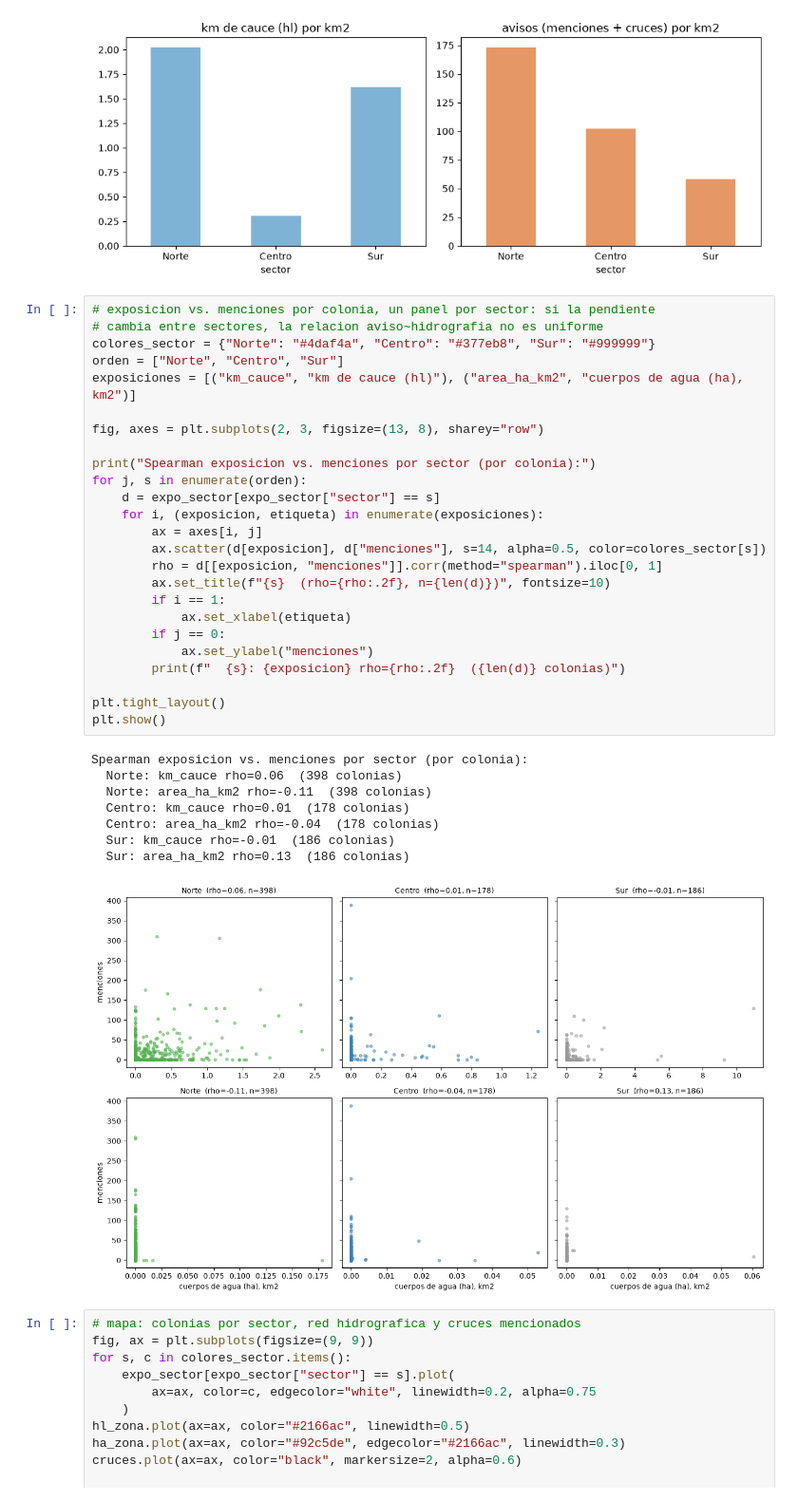
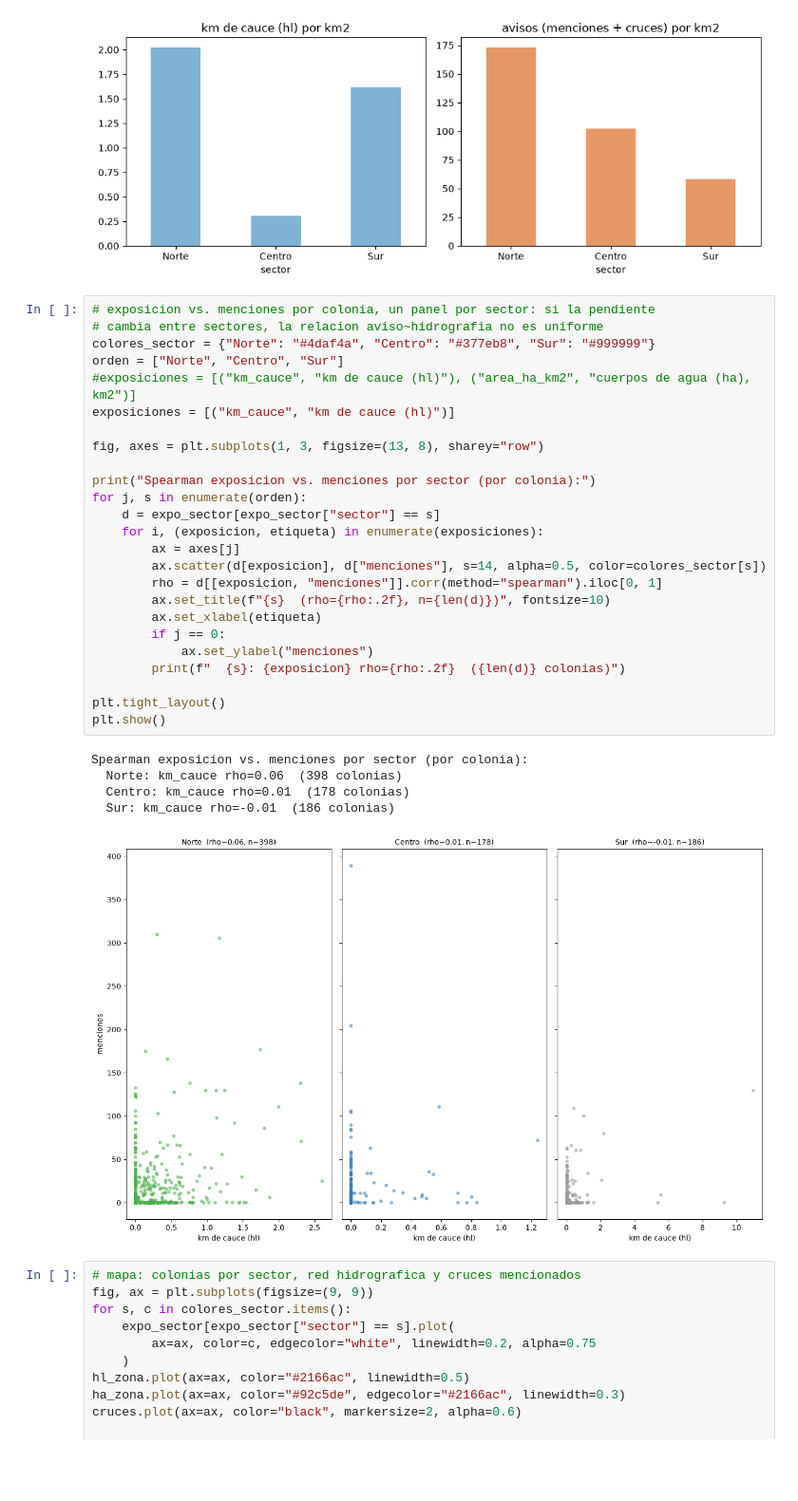
Before and after one commit to Mcd-2026-2-IngC-Team/proyecto-ingenieria-de-caracteristicas, a Jupyter notebook: notebooks/AAMM/06-AAMM-eda-avisos-hidrografia.ipynb, the cells around one changed output. Shown at 95% size. Cells and saved outputs as stored; diff of their text form; blank space fills up the shorter version.

```diff
--- a/notebooks/AAMM/06-AAMM-eda-avisos-hidrografia.ipynb
+++ b/notebooks/AAMM/06-AAMM-eda-avisos-hidrografia.ipynb
@@ -466,37 +355,34 @@ plt.show()
 # %%
 # exposicion vs. menciones por colonia, un panel por sector: si la pendiente
 # cambia entre sectores, la relacion aviso~hidrografia no es uniforme
 colores_sector = {"Norte": "#4daf4a", "Centro": "#377eb8", "Sur": "#999999"}
 orden = ["Norte", "Centro", "Sur"]
-exposiciones = [("km_cauce", "km de cauce (hl)"), ("area_ha_km2", "cuerpos de agua (ha), km2")]
+#exposiciones = [("km_cauce", "km de cauce (hl)"), ("area_ha_km2", "cuerpos de agua (ha), km2")]
+exposiciones = [("km_cauce", "km de cauce (hl)")]
 
-fig, axes = plt.subplots(2, 3, figsize=(13, 8), sharey="row")
+fig, axes = plt.subplots(1, 3, figsize=(13, 8), sharey="row")
 
 print("Spearman exposicion vs. menciones por sector (por colonia):")
 for j, s in enumerate(orden):
     d = expo_sector[expo_sector["sector"] == s]
     for i, (exposicion, etiqueta) in enumerate(exposiciones):
-        ax = axes[i, j]
+        ax = axes[j]
         ax.scatter(d[exposicion], d["menciones"], s=14, alpha=0.5, color=colores_sector[s])
         rho = d[[exposicion, "menciones"]].corr(method="spearman").iloc[0, 1]
         ax.set_title(f"{s}  (rho={rho:.2f}, n={len(d)})", fontsize=10)
-        if i == 1:
-            ax.set_xlabel(etiqueta)
+        ax.set_xlabel(etiqueta)
         if j == 0:
             ax.set_ylabel("menciones")
         print(f"  {s}: {exposicion} rho={rho:.2f}  ({len(d)} colonias)")
 
 plt.tight_layout()
 plt.show()
 # %% [output]
 Spearman exposicion vs. menciones por sector (por colonia):
   Norte: km_cauce rho=0.06  (398 colonias)
-  Norte: area_ha_km2 rho=-0.11  (398 colonias)
   Centro: km_cauce rho=0.01  (178 colonias)
-  Centro: area_ha_km2 rho=-0.04  (178 colonias)
   Sur: km_cauce rho=-0.01  (186 colonias)
-  Sur: area_ha_km2 rho=0.13  (186 colonias)
-[figure, old version]
+[figure, new version]
 # %%
 # mapa: colonias por sector, red hidrografica y cruces mencionados
 fig, ax = plt.subplots(figsize=(9, 9))
```
Also changed, not shown: parts of 25 cells of this notebook, 1 other file.
